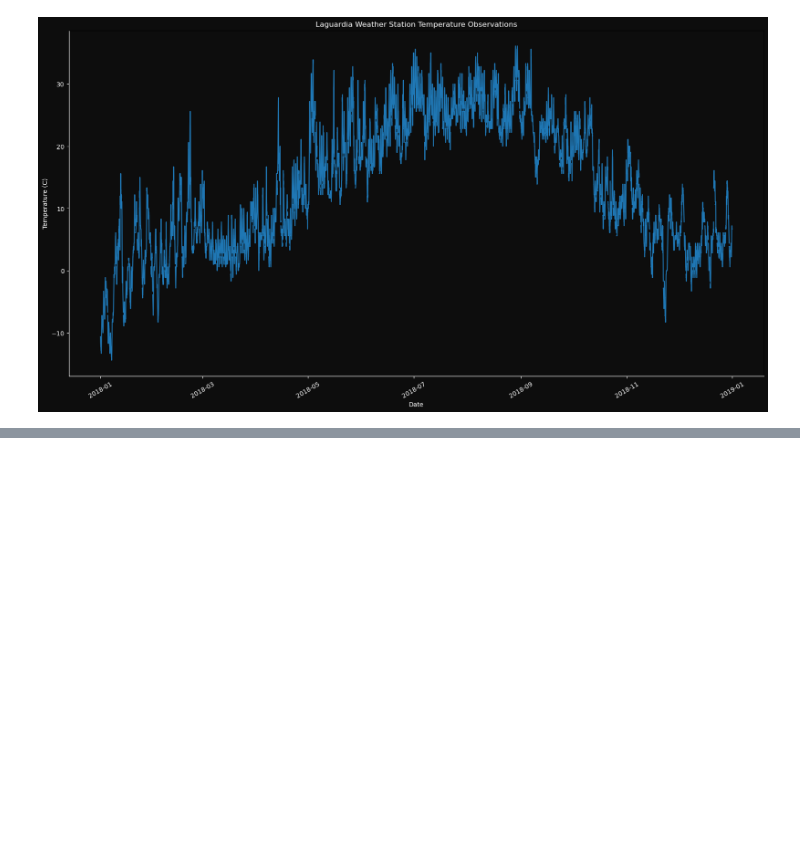
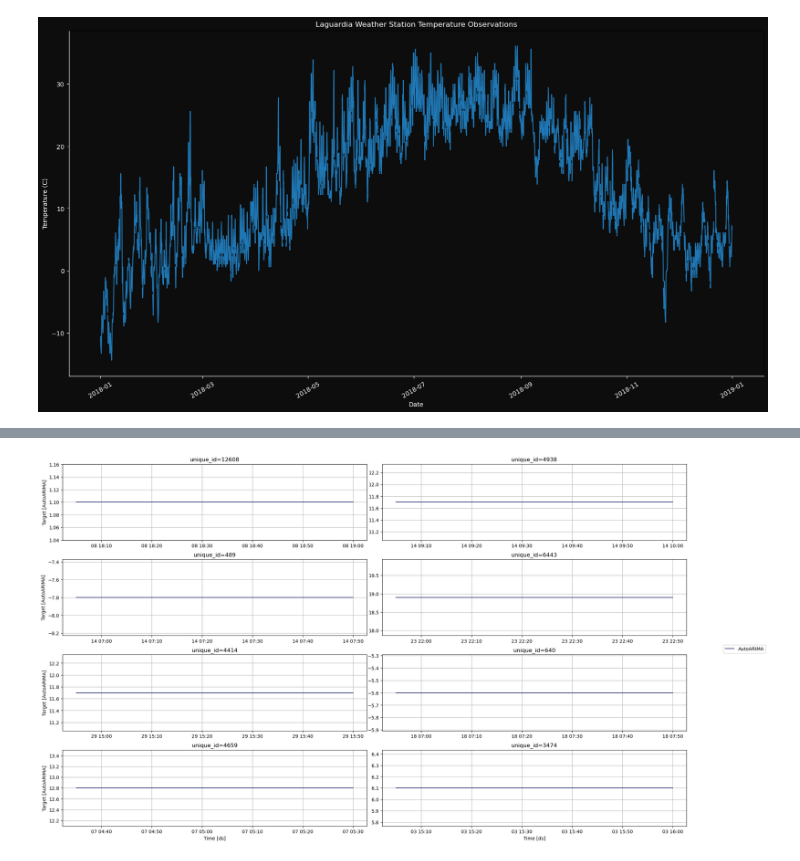
Before and after one commit to jamorr/Capstone, a Jupyter notebook: src/weather_analysis.ipynb, the cells around one changed output, grey strips where cells are left out. Saved outputs shown, nothing was run; the diff lists cells and outputs as text; code cells hidden in the pictures; blank space fills up the shorter version.

```diff
--- a/src/weather_analysis.ipynb
+++ b/src/weather_analysis.ipynb
@@ -227,0 +327,4 @@ fig.savefig("../plots/laguardia_temp_2018.svg")
+# %%
+StatsForecast.plot(df=pred, target_col='AutoARIMA')
+# %% [output]
+[figure, added]
```
Also changed, not shown: parts of 28 cells of this notebook, 8 other files.
